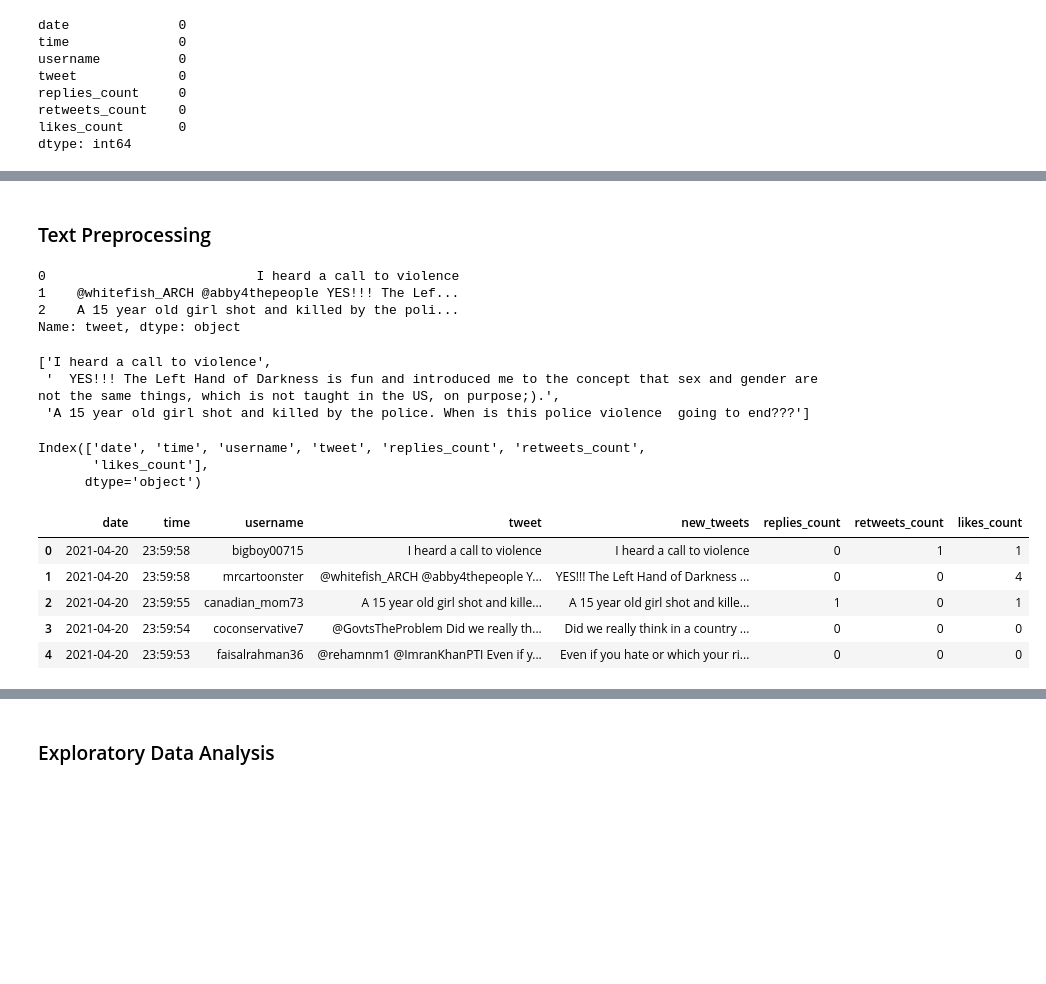
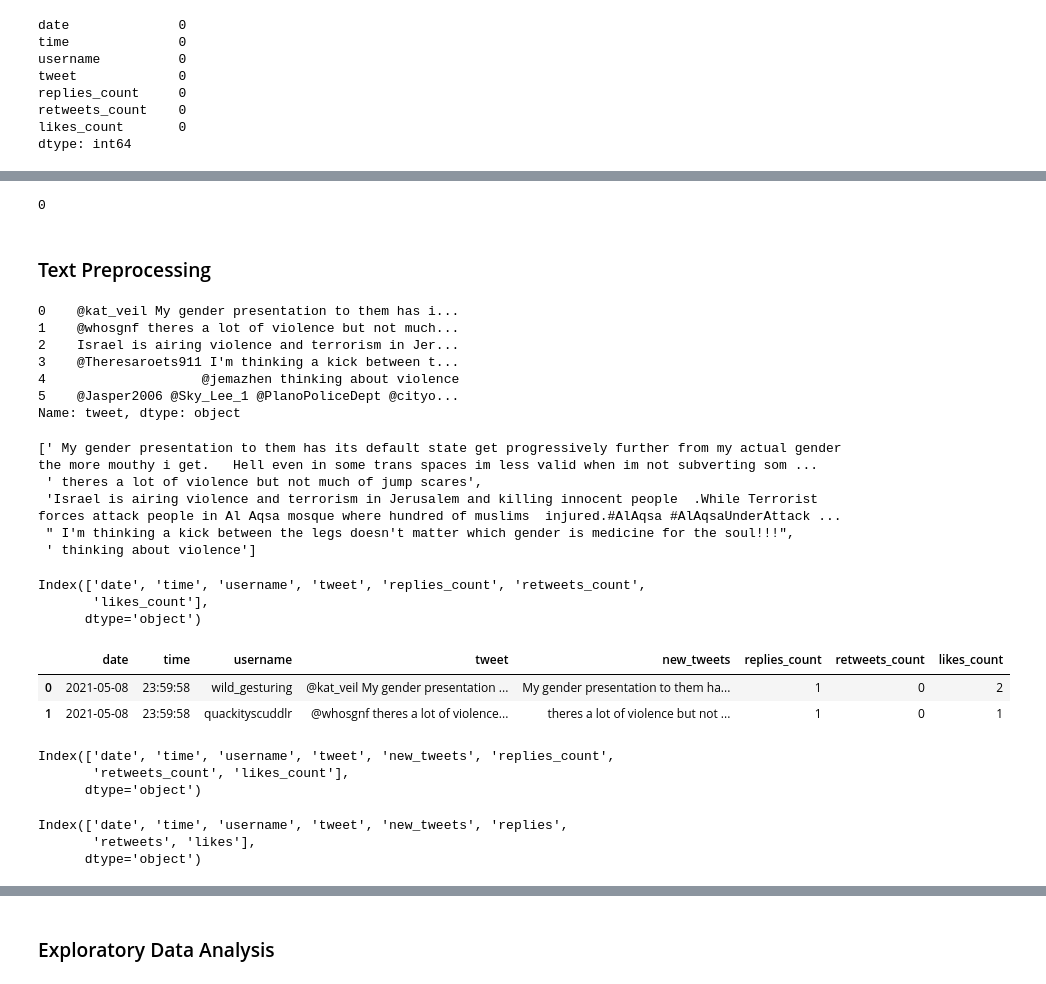
Before and after one commit to Paul-mwaura/Natural-Language-Processing, a Jupyter notebook: Gender_Based_Discrimination_Project.ipynb, the cells around one changed output, grey strips where cells are left out. Saved outputs shown, nothing was run; the diff lists cells and outputs as text; code cells hidden in the pictures; blank space fills up the shorter version.

```diff
--- a/Gender_Based_Discrimination_Project.ipynb
+++ b/Gender_Based_Discrimination_Project.ipynb
@@ -35,7 +55,7 @@ from sklearn.model_selection import train_test_split
 # %% [markdown]
 ### Loading the Dataset
 # %%
-df = pd.read_csv('clean_tweets.csv')
+df = pd.read_csv('clean_gender_violence.csv')
 df.head()
 # %% [output]
 |  | Unnamed: 0 | date | time | username | tweet | replies_count | retweets_count | likes_count |
@@ -84,24 +104,34 @@ df.duplicated().sum()
+# %%
+df.drop_duplicates(inplace=True)
+df.duplicated().sum()
+# %% [output]
+0
 # %% [markdown]
 ### Text Preprocessing
 # %%
 tweet = df['tweet']
-tweet.iloc[:3]
+tweet[:6]
 # %% [output]
-0                           I heard a call to violence
-1    @whitefish_ARCH @abby4thepeople YES!!! The Lef...
-2    A 15 year old girl shot and killed by the poli...
+0    @kat_veil My gender presentation to them has i...
+1    @whosgnf theres a lot of violence but not much...
+2    Israel is airing violence and terrorism in Jer...
+3    @Theresaroets911 I'm thinking a kick between t...
+4                    @jemazhen thinking about violence
+5    @Jasper2006 @Sky_Lee_1 @PlanoPoliceDept @cityo...
 Name: tweet, dtype: object
 # %%
 tweets = []
-for word in tweet:
-  word = re.sub('@[\w]+','',word)
-  tweets.append(word)
+for sent in tweet:
+  sent = re.sub('@[\w]+','',sent)
+  tweets.append(sent)
 # %%
-tweets[:3]
+tweets[:5]
 # %% [output]
-['I heard a call to violence',
- '  YES!!! The Left Hand of Darkness is fun and introduced me to the concept that sex and gender are not the same things, which is not taught in the US, on purpose;).',
- 'A 15 year old girl shot and killed by the police. When is this police violence  going to end???']
+[' My gender presentation to them has its default state get progressively further from my actual gender the more mouthy i get.   Hell even in some trans spaces im less valid when im not subverting som ...
+ ' theres a lot of violence but not much of jump scares',
+ 'Israel is airing violence and terrorism in Jerusalem and killing innocent people  .While Terrorist forces attack people in Al Aqsa mosque where hundred of muslims  injured.#AlAqsa #AlAqsaUnderAttack ...
+ " I'm thinking a kick between the legs doesn't matter which gender is medicine for the soul!!!",
+ ' thinking about violence']
 # %%
 df.columns
 # %% [output]
@@ -111,12 +141,24 @@ Index(['date', 'time', 'username', 'tweet', 'replies_count', 'retweets_count',
 # %%
 df['new_tweets'] = tweets
 # rearrange the order of the columns.
 df = df[['date', 'time', 'username', 'tweet', 'new_tweets', 'replies_count', 'retweets_count','likes_count']]
-df.head()
+df.head(2)
 # %% [output]
 |  | date | time | username | tweet | new_tweets | replies_count | retweets_count | likes_count |
-| 0 | 2021-04-20 | 23:59:58 | bigboy00715 | I heard a call to violence | I heard a call to violence | 0 | 1 | 1 |
-| 1 | 2021-04-20 | 23:59:58 | mrcartoonster | @whitefish_ARCH @abby4thepeople Y... | YES!!! The Left Hand of Darkness ... | 0 | 0 | 4 |
-| 2 | 2021-04-20 | 23:59:55 | canadian_mom73 | A 15 year old girl shot and kille... | A 15 year old girl shot and kille... | 1 | 0 | 1 |
-| 3 | 2021-04-20 | 23:59:54 | coconservative7 | @GovtsTheProblem Did we really th... | Did we really think in a country ... | 0 | 0 | 0 |
-| 4 | 2021-04-20 | 23:59:53 | faisalrahman36 | @rehamnm1 @ImranKhanPTI Even if y... | Even if you hate or which your ri... | 0 | 0 | 0 |
+| 0 | 2021-05-08 | 23:59:58 | wild_gesturing | @kat_veil My gender presentation ... | My gender presentation to them ha... | 1 | 0 | 2 |
+| 1 | 2021-05-08 | 23:59:58 | quackityscuddlr | @whosgnf theres a lot of violence... | theres a lot of violence but not ... | 1 | 0 | 1 |
+# %%
+data = df.rename(columns = {'replies_count':'replies',
+                            'retweets_count':'retweets', 'likes_count':'likes'}, inplace=False)
+
+df.columns
+# %% [output]
+Index(['date', 'time', 'username', 'tweet', 'new_tweets', 'replies_count',
+       'retweets_count', 'likes_count'],
+      dtype='object')
+# %%
+data.columns
+# %% [output]
+Index(['date', 'time', 'username', 'tweet', 'new_tweets', 'replies',
+       'retweets', 'likes'],
+      dtype='object')
```
Also changed, not shown: parts of 20 cells of this notebook.
